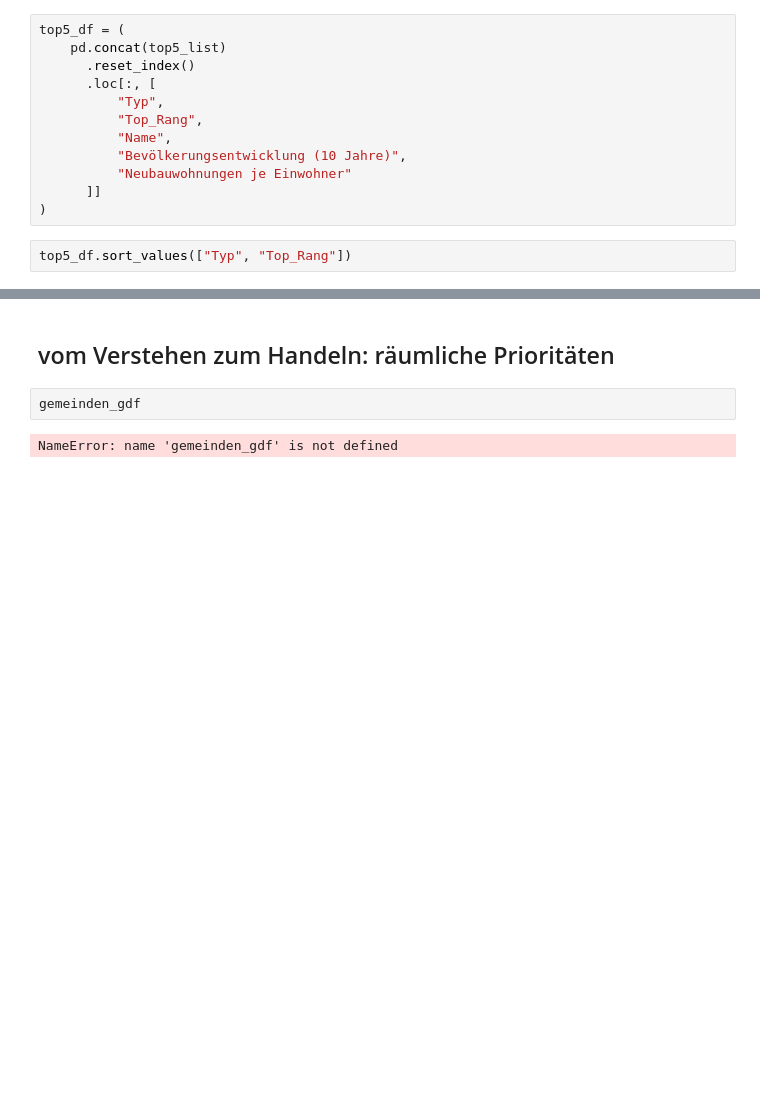
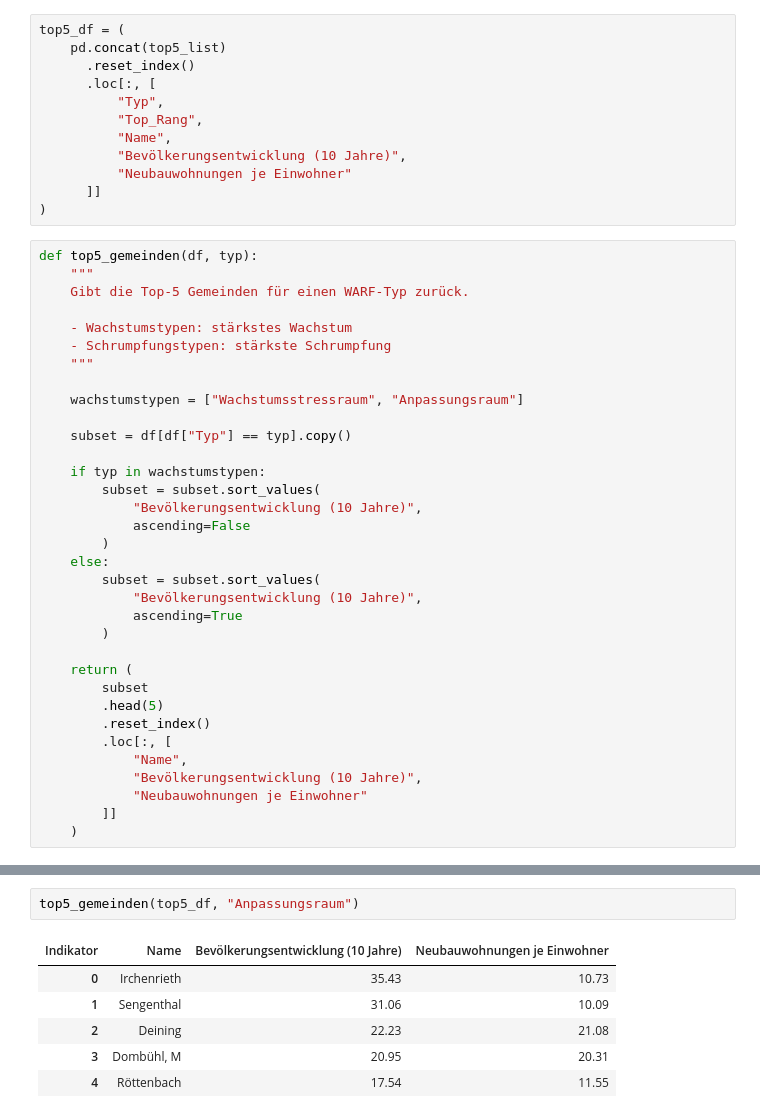
Before and after one commit to lea1nett/datenvisualisierung, a Jupyter notebook: inkar_load.ipynb, the cells around one changed output, grey strips where cells are left out. Drawn from its saved outputs; the diff is of its cells as text; blank space fills up the shorter version.

```diff
--- a/inkar_load.ipynb
+++ b/inkar_load.ipynb
@@ -719,4 +795,36 @@ top5_df = (
       ]]
 )
 # %%
-top5_df.sort_values(["Typ", "Top_Rang"])
+def top5_gemeinden(df, typ):
+    """
+    Gibt die Top-5 Gemeinden für einen WARF-Typ zurück.
+
+    - Wachstumstypen: stärkstes Wachstum
+    - Schrumpfungstypen: stärkste Schrumpfung
+    """
+
+    wachstumstypen = ["Wachstumsstressraum", "Anpassungsraum"]
+
+    subset = df[df["Typ"] == typ].copy()
+
+    if typ in wachstumstypen:
+        subset = subset.sort_values(
+            "Bevölkerungsentwicklung (10 Jahre)",
+            ascending=False
+        )
+    else:
+        subset = subset.sort_values(
+            "Bevölkerungsentwicklung (10 Jahre)",
+            ascending=True
+        )
+
+    return (
+        subset
+        .head(5)
+        .reset_index()
+        .loc[:, [
+            "Name",
+            "Bevölkerungsentwicklung (10 Jahre)",
+            "Neubauwohnungen je Einwohner"
+        ]]
+    )
@@ -741,6 +831,9 @@ top5_df.sort_values(["Typ", "Top_Rang"])
-# %% [markdown]
-## vom Verstehen zum Handeln: räumliche Prioritäten
-# %%
-gemeinden_gdf
-# %% [output]
-NameError: name 'gemeinden_gdf' is not defined
+# %%
+top5_gemeinden(top5_df, "Anpassungsraum")
+# %% [output]
+| Indikator | Name | Bevölkerungsentwicklung (10 Jahre) | Neubauwohnungen je Einwohner |
+| 0 | Irchenrieth | 35.43 | 10.73 |
+| 1 | Sengenthal | 31.06 | 10.09 |
+| 2 | Deining | 22.23 | 21.08 |
+| 3 | Dombühl, M | 20.95 | 20.31 |
+| 4 | Röttenbach | 17.54 | 11.55 |
```
Also changed, not shown: parts of 25 cells of this notebook.
